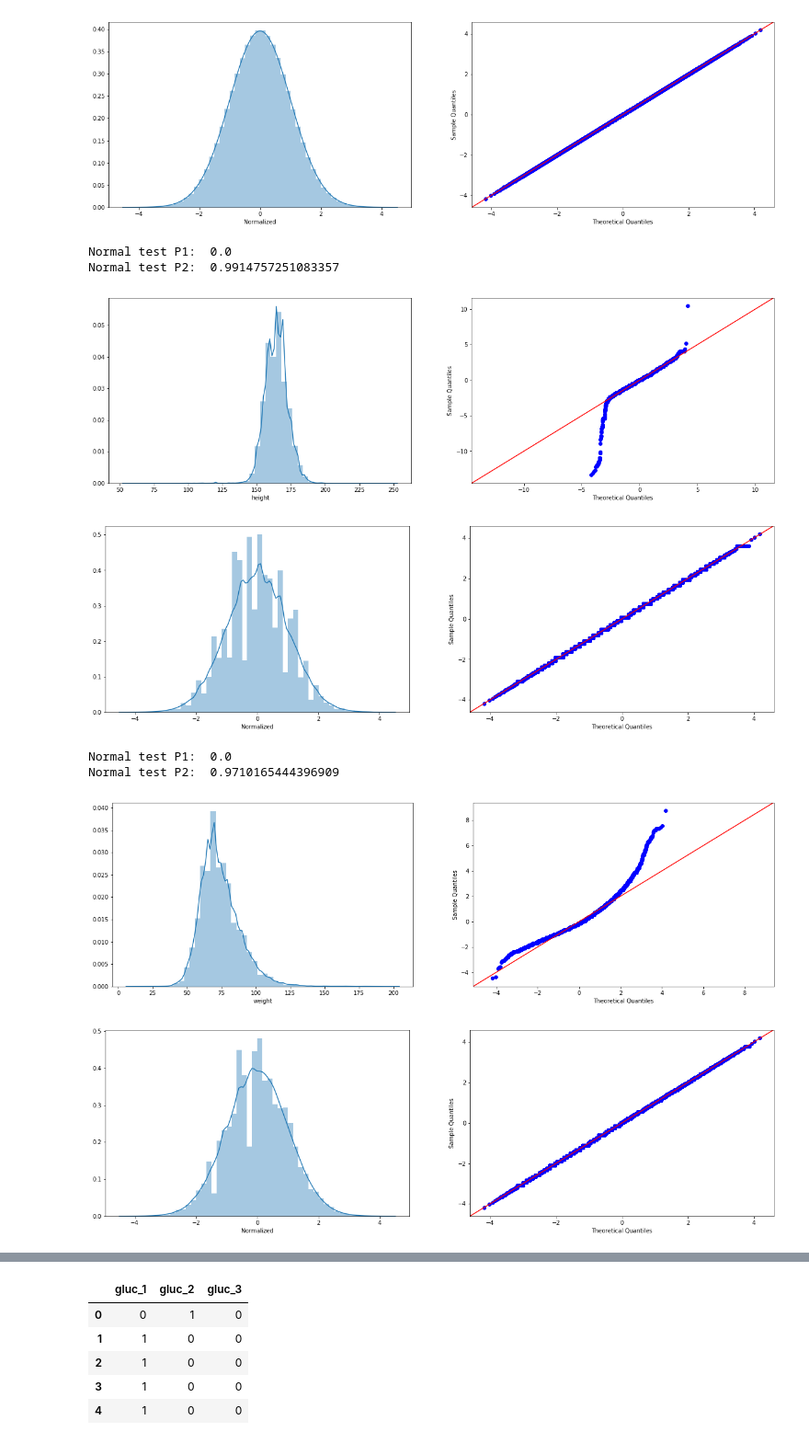
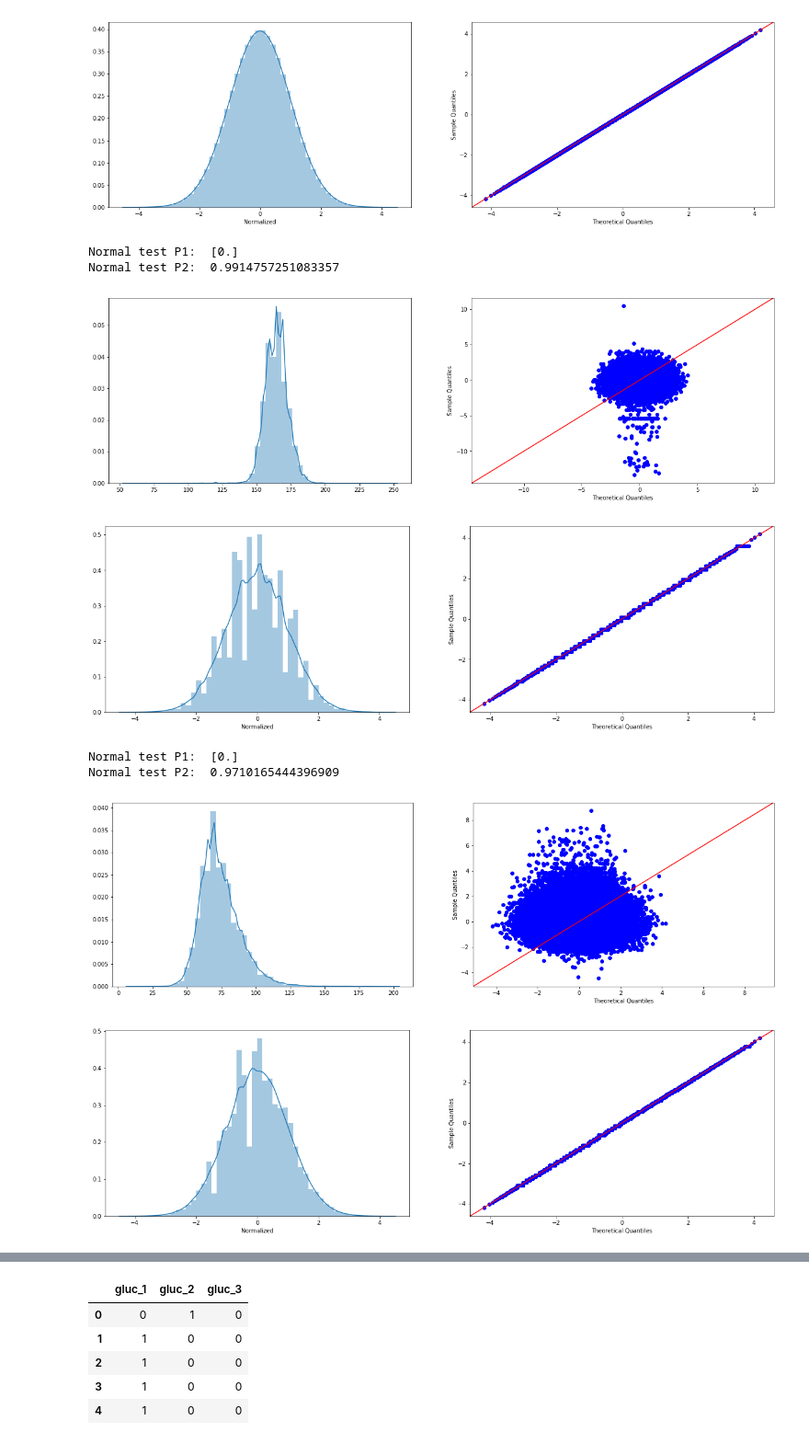
Before and after one commit to blurred-machine/Cardiovascular-Disease-Detection-End-to-End-ML-Project, a Jupyter notebook: cardiovascular desease detection.ipynb, the cells around one changed output, grey strips where cells are left out. Shown: that part at 92% size. Saved outputs shown, nothing was run; the diff lists cells and outputs as text; code cells hidden in the pictures.

```diff
--- a/cardiovascular desease detection.ipynb
+++ b/cardiovascular desease detection.ipynb
@@ -308,19 +317,19 @@ Normal test P2:  0.9723297298997556
 [figure]
 [figure]
 # %%
-feature = raw_df['height']
+feature = raw_df[['height']]
 raw_df['height'] = feature_engg(feature)
 # %% [output]
-Normal test P1:  0.0
+Normal test P1:  [0.]
 Normal test P2:  0.9914757251083357
-[figure, old version]
+[figure, new version]
 [figure]
 # %%
-feature = raw_df['weight']
+feature = raw_df[['weight']]
 raw_df['weight'] = feature_engg(feature)
 # %% [output]
-Normal test P1:  0.0
+Normal test P1:  [0.]
 Normal test P2:  0.9710165444396909
-[figure, old version]
+[figure, new version]
 [figure]
 # %%
```
Also changed, not shown: parts of 17 cells of this notebook, 7 other files.
